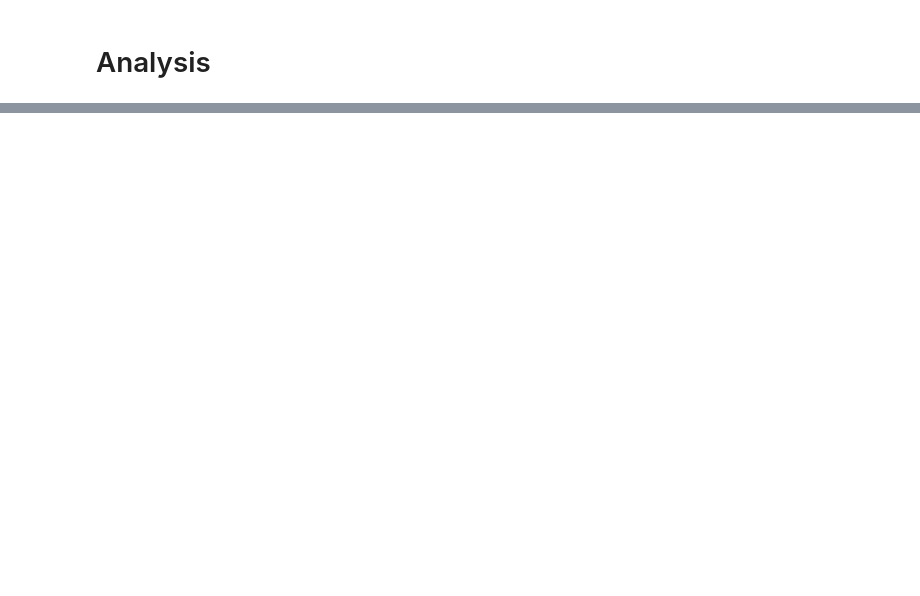
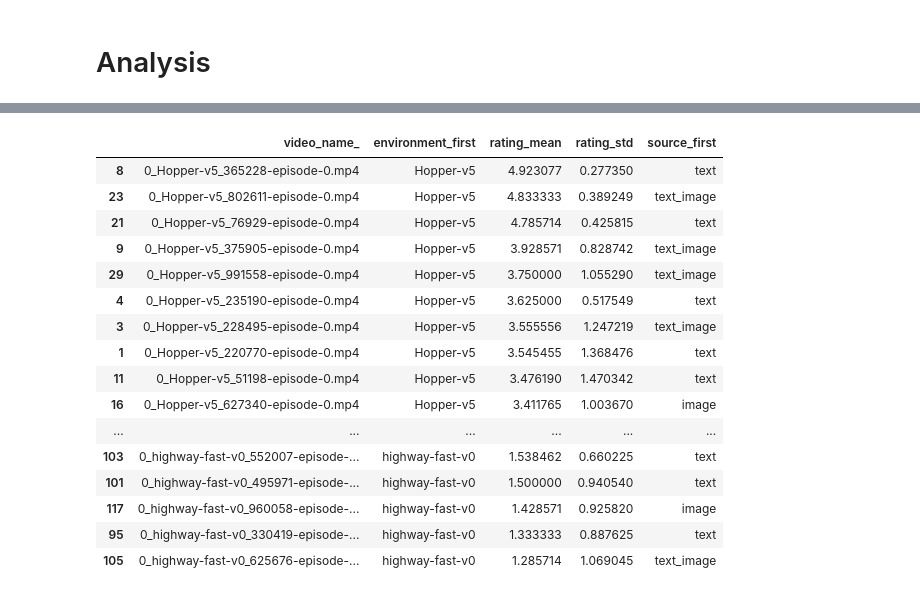
Before and after one commit to VIRAL-UCBL1/results, a Jupyter notebook: analysis.ipynb, the cells around one changed output, grey strips where cells are left out. Cells and saved outputs as stored; diff of their text form; code cells hidden in the pictures; blank space fills up the shorter version.

```diff
--- a/analysis.ipynb
+++ b/analysis.ipynb
@@ -64,0 +196,30 @@ plt.show()
+# %%
+result = big_data.groupby('video_name', as_index=False).agg({
+    'environment': 'first',
+    'rating': ['mean', 'std'],
+    'source': 'first'
+})
+# Configurer Pandas pour afficher toutes les lignes et colonnes
+pd.set_option('display.max_rows', None)  # Afficher toutes les lignes
+pd.set_option('display.max_columns', None)  # Afficher toutes les colonnes
+result.columns = ['_'.join(col).strip() if isinstance(col, tuple) else col for col in result.columns.values]
+result = result.sort_values(by=['environment_first', 'rating_mean'], ascending=[True, False])
+result
+# %% [output]
+|  | video_name_ | environment_first | rating_mean | rating_std | source_first |
+| 8 | 0_Hopper-v5_365228-episode-0.mp4 | Hopper-v5 | 4.923077 | 0.277350 | text |
+| 23 | 0_Hopper-v5_802611-episode-0.mp4 | Hopper-v5 | 4.833333 | 0.389249 | text_image |
+| 21 | 0_Hopper-v5_76929-episode-0.mp4 | Hopper-v5 | 4.785714 | 0.425815 | text |
+| 9 | 0_Hopper-v5_375905-episode-0.mp4 | Hopper-v5 | 3.928571 | 0.828742 | text_image |
+| 29 | 0_Hopper-v5_991558-episode-0.mp4 | Hopper-v5 | 3.750000 | 1.055290 | text_image |
+| 4 | 0_Hopper-v5_235190-episode-0.mp4 | Hopper-v5 | 3.625000 | 0.517549 | text |
+| 3 | 0_Hopper-v5_228495-episode-0.mp4 | Hopper-v5 | 3.555556 | 1.247219 | text_image |
+| 1 | 0_Hopper-v5_220770-episode-0.mp4 | Hopper-v5 | 3.545455 | 1.368476 | text |
+| 11 | 0_Hopper-v5_51198-episode-0.mp4 | Hopper-v5 | 3.476190 | 1.470342 | text |
+| 16 | 0_Hopper-v5_627340-episode-0.mp4 | Hopper-v5 | 3.411765 | 1.003670 | image |
+| ... | ... | ... | ... | ... | ... |
+| 103 | 0_highway-fast-v0_552007-episode-... | highway-fast-v0 | 1.538462 | 0.660225 | text |
+| 101 | 0_highway-fast-v0_495971-episode-... | highway-fast-v0 | 1.500000 | 0.940540 | text |
+| 117 | 0_highway-fast-v0_960058-episode-... | highway-fast-v0 | 1.428571 | 0.925820 | image |
+| 95 | 0_highway-fast-v0_330419-episode-... | highway-fast-v0 | 1.333333 | 0.887625 | text |
+| 105 | 0_highway-fast-v0_625676-episode-... | highway-fast-v0 | 1.285714 | 1.069045 | text_image |
```
Also changed, not shown: parts of 10 cells of this notebook.
